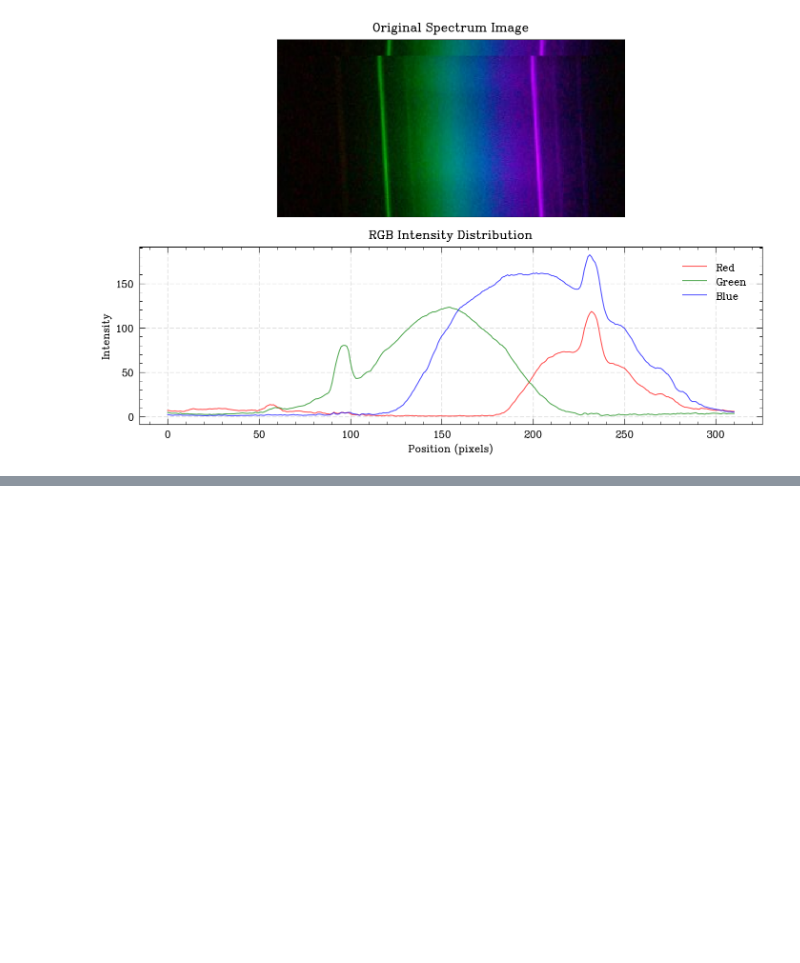
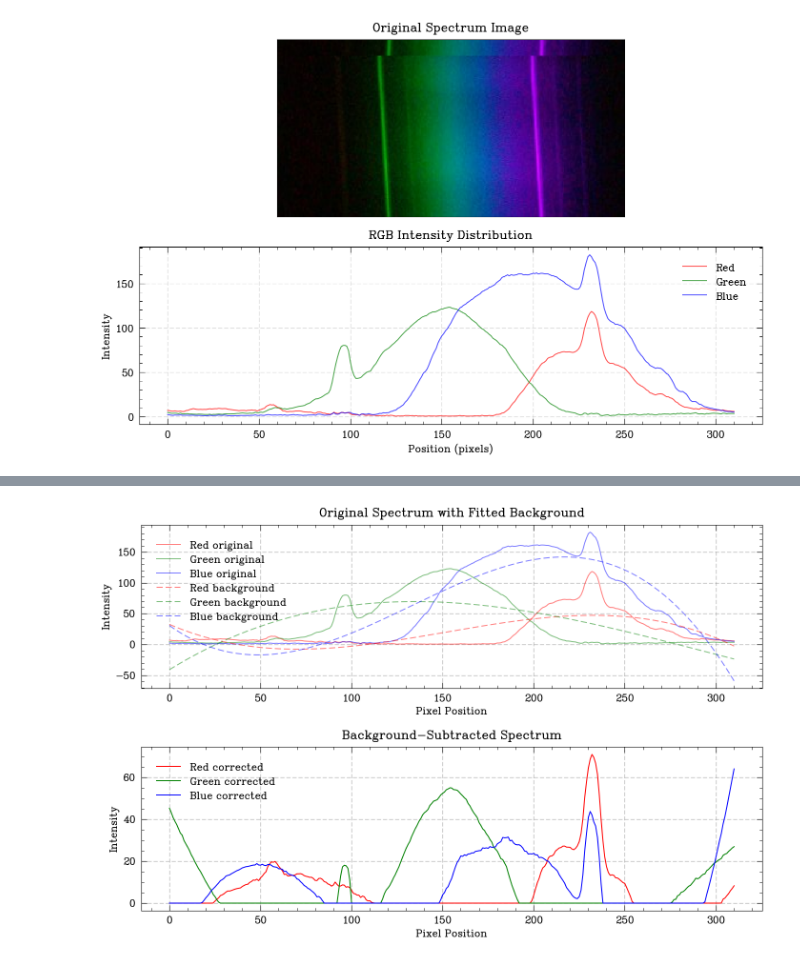
Before and after one commit to catastropiyush/spectroscopy, a Jupyter notebook: spectrometer_analysis.ipynb, the cells around one changed output, grey strips where cells are left out. Saved outputs shown, nothing was run; the diff lists cells and outputs as text; code cells hidden in the pictures; blank space fills up the shorter version.

```diff
--- a/spectrometer_analysis.ipynb
+++ b/spectrometer_analysis.ipynb
@@ -77,0 +313,81 @@ Saving bluesign_spectrum.jpg to bluesign_spectrum (2).jpg
+# %%
+import numpy as np
+import matplotlib.pyplot as plt
+from PIL import Image
+from google.colab import files
+
+# Upload and load the image
+print("Upload your spectrum image:")
+uploaded = files.upload()
+filename = list(uploaded.keys())[0]
+
+# Load image and get intensity profile
+img = Image.open(filename)
+img_array = np.array(img)
+
+# Get average intensity for each channel
+r_intensity = np.mean(img_array[:, :, 0], axis=0)
+g_intensity = np.mean(img_array[:, :, 1], axis=0)
+b_intensity = np.mean(img_array[:, :, 2], axis=0)
+
+# Function to subtract background
+def subtract_background(intensity, poly_order=3):
+    x = np.arange(len(intensity))
+    # Fit polynomial to the data
+    coeffs = np.polyfit(x, intensity, poly_order)
+    background = np.polyval(coeffs, x)
+    # Subtract background and ensure no negative values
+    corrected = intensity - background
+    corrected[corrected < 0] = 0
+    return corrected, background
+
+# Perform background subtraction for each channel
+r_corrected, r_background = subtract_background(r_intensity)
+g_corrected, g_background = subtract_background(g_intensity)
+b_corrected, b_background = subtract_background(b_intensity)
+
+# Plot results
+plt.figure(figsize=(12, 8))
+
+# Original data with fitted background
+plt.subplot(211)
+plt.plot(r_intensity, 'r-', label='Red original', alpha=0.5)
+plt.plot(g_intensity, 'g-', label='Green original', alpha=0.5)
+plt.plot(b_intensity, 'b-', label='Blue original', alpha=0.5)
+plt.plot(r_background, 'r--', label='Red background', alpha=0.5)
+plt.plot(g_background, 'g--', label='Green background', alpha=0.5)
+plt.plot(b_background, 'b--', label='Blue background', alpha=0.5)
+plt.title('Original Spectrum with Fitted Background')
+plt.xlabel('Pixel Position')
+plt.ylabel('Intensity')
+plt.legend()
+plt.grid(True)
+
+# Background-subtracted data
+plt.subplot(212)
+plt.plot(r_corrected, 'r-', label='Red corrected')
+plt.plot(g_corrected, 'g-', label='Green corrected')
+plt.plot(b_corrected, 'b-', label='Blue corrected')
+plt.title('Background-Subtracted Spectrum')
+plt.xlabel('Pixel Position')
+plt.ylabel('Intensity')
+plt.legend()
+plt.grid(True)
+
+plt.tight_layout()
+plt.show()
+
+# Save the corrected data
+corrected_data = {
+    'pixel': np.arange(len(r_intensity)),
+    'red': r_corrected,
+    'green': g_corrected,
+    'blue': b_corrected
+}
+
+# You can adjust the polynomial order by changing poly_order in the function call
+# Higher order = more flexible background fit
+# Lower order = more rigid background fit
+print("\nTo adjust background subtraction, modify poly_order in subtract_background()")
+print("Current polynomial order = 3")
+# %% [output]
@@ -77,0 +397 @@ Saving bluesign_spectrum.jpg to bluesign_spectrum (2).jpg
+[figure, added]
```
Also changed, not shown: parts of 5 cells of this notebook.
